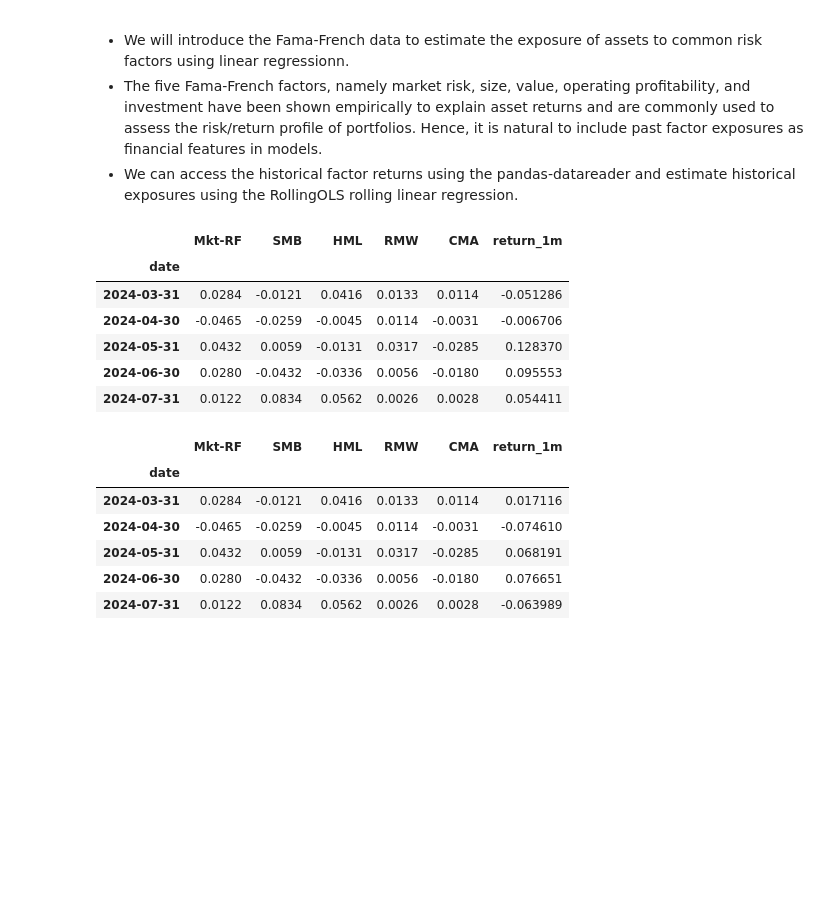
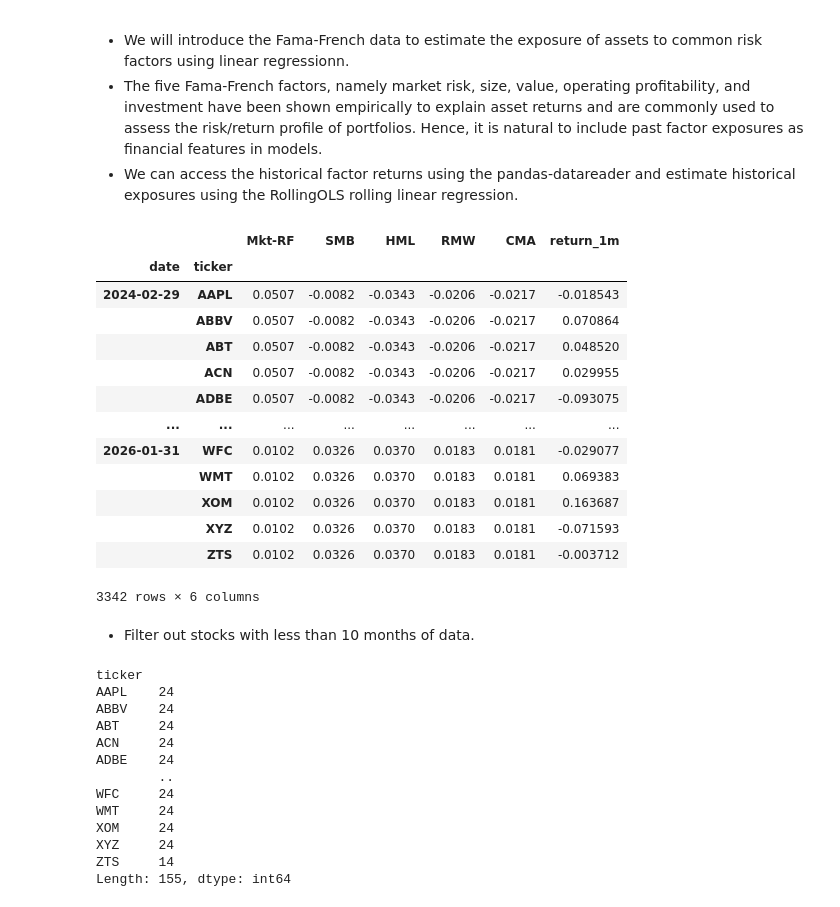
Before and after one commit to jgy36/Quant-Finance-Repository, a Jupyter notebook: algo_trading-machine-learning.ipynb, the cells around one changed output. Saved outputs shown, nothing was run; the diff lists cells and outputs as text; code cells hidden in the pictures; blank space fills up the shorter version.

```diff
--- a/algo_trading-machine-learning.ipynb
+++ b/algo_trading-machine-learning.ipynb
@@ -70,4 +73,9 @@ df
 - ATR
 - MACD
 - Dollar Volume
+# %%
+# Columns to ensure are numeric
+cols_to_convert = ['open', 'high', 'low', 'close', 'adj close', 'volume']
+
+df[cols_to_convert] = df[cols_to_convert].apply(pd.to_numeric, errors='coerce')
 # %%
@@ -144,12 +192,12 @@ data
 # %% [markdown]
 - Calculate 5-year rolling average of dollar volume for each stocks before filtering.
 # %%
-# data['dollar_volume'] = (data['dollar_volume'].unstack('ticker').rolling(5*12).mean().stack('ticker')
-#     .reindex(data.index))
+data['dollar_volume'] = (data.loc[:,'dollar_volume'].unstack('ticker').rolling(5*12).mean().stack('ticker')
+    .reindex(data.index))
 
-# data['dollar_vol_rank'] = (data.groupby('date')['dollar_volume'].rank(ascending=False))
+data['dollar_vol_rank'] = (data.groupby('date')['dollar_volume'].rank(ascending=False))
 
-# data = data[data['dollar_vol_rank']<150].drop(['dollar_volume', 'dollar_vol_rank'], axis=1)
+data = data[data['dollar_vol_rank']<150].drop(['dollar_volume', 'dollar_vol_rank'], axis=1)
 
 data
 # %% [output]
@@ -216,48 +264,63 @@ data
 import zipfile, io, requests
 
 url = "https://mba.tuck.dartmouth.edu/pages/faculty/ken.french/ftp/F-F_Research_Data_5_Factors_2x3_CSV.zip"
 
 r = requests.get(url)
 z = zipfile.ZipFile(io.BytesIO(r.content))
 
 ff_factors = pd.read_csv(
     z.open(z.namelist()[0]),
     skiprows=3,
     index_col=0
 )
 
 # The file has annual data appended at the bottom, cut it off
 ff_factors = ff_factors[ff_factors.index.astype(str).str.strip().str.match(r'^\d{6}$')]
 
 # Convert index to datetime to match your data's date index
 ff_factors.index = pd.to_datetime(ff_factors.index, format='%Y%m') + pd.offsets.MonthEnd(0)
 
 # Filter from 2010 onwards
 ff_factors = ff_factors.loc['2010':]
 
 # drop RF column and divide by 100
 factor_data = ff_factors.apply(pd.to_numeric, errors='coerce').drop('RF', axis=1).div(100)
 
 factor_data.index.name = 'date'
 
 factor_data = factor_data.join(data['return_1m']).sort_index()
 
-factor_data.xs('AAPL', level=1).head()
+factor_data
 # %% [output]
-|  | Mkt-RF | SMB | HML | RMW | CMA | return_1m |
-| date |  |  |  |  |  |  |
-| 2024-03-31 | 0.0284 | -0.0121 | 0.0416 | 0.0133 | 0.0114 | -0.051286 |
-| 2024-04-30 | -0.0465 | -0.0259 | -0.0045 | 0.0114 | -0.0031 | -0.006706 |
-| 2024-05-31 | 0.0432 | 0.0059 | -0.0131 | 0.0317 | -0.0285 | 0.128370 |
-| 2024-06-30 | 0.0280 | -0.0432 | -0.0336 | 0.0056 | -0.0180 | 0.095553 |
-| 2024-07-31 | 0.0122 | 0.0834 | 0.0562 | 0.0026 | 0.0028 | 0.054411 |
+|  |  | Mkt-RF | SMB | HML | RMW | CMA | return_1m |
+| date | ticker |  |  |  |  |  |  |
+| 2024-02-29 | AAPL | 0.0507 | -0.0082 | -0.0343 | -0.0206 | -0.0217 | -0.018543 |
+|  | ABBV | 0.0507 | -0.0082 | -0.0343 | -0.0206 | -0.0217 | 0.070864 |
+|  | ABT | 0.0507 | -0.0082 | -0.0343 | -0.0206 | -0.0217 | 0.048520 |
+|  | ACN | 0.0507 | -0.0082 | -0.0343 | -0.0206 | -0.0217 | 0.029955 |
+|  | ADBE | 0.0507 | -0.0082 | -0.0343 | -0.0206 | -0.0217 | -0.093075 |
+| ... | ... | ... | ... | ... | ... | ... | ... |
+| 2026-01-31 | WFC | 0.0102 | 0.0326 | 0.0370 | 0.0183 | 0.0181 | -0.029077 |
+|  | WMT | 0.0102 | 0.0326 | 0.0370 | 0.0183 | 0.0181 | 0.069383 |
+|  | XOM | 0.0102 | 0.0326 | 0.0370 | 0.0183 | 0.0181 | 0.163687 |
+|  | XYZ | 0.0102 | 0.0326 | 0.0370 | 0.0183 | 0.0181 | -0.071593 |
+|  | ZTS | 0.0102 | 0.0326 | 0.0370 | 0.0183 | 0.0181 | -0.003712 |
+3342 rows × 6 columns
+# %% [markdown]
+- Filter out stocks with less than 10 months of data.
 # %%
-factor_data.xs('MSFT', level=1).head()
+factor_data.groupby(level=1).size()
 # %% [output]
-|  | Mkt-RF | SMB | HML | RMW | CMA | return_1m |
-| date |  |  |  |  |  |  |
-| 2024-03-31 | 0.0284 | -0.0121 | 0.0416 | 0.0133 | 0.0114 | 0.017116 |
-| 2024-04-30 | -0.0465 | -0.0259 | -0.0045 | 0.0114 | -0.0031 | -0.074610 |
-| 2024-05-31 | 0.0432 | 0.0059 | -0.0131 | 0.0317 | -0.0285 | 0.068191 |
-| 2024-06-30 | 0.0280 | -0.0432 | -0.0336 | 0.0056 | -0.0180 | 0.076651 |
-| 2024-07-31 | 0.0122 | 0.0834 | 0.0562 | 0.0026 | 0.0028 | -0.063989 |
+ticker
+AAPL    24
+ABBV    24
+ABT     24
+ACN     24
+ADBE    24
+        ..
+WFC     24
+WMT     24
+XOM     24
+XYZ     24
+ZTS     14
+Length: 155, dtype: int64
```
Also changed, not shown: parts of 5 cells of this notebook.
